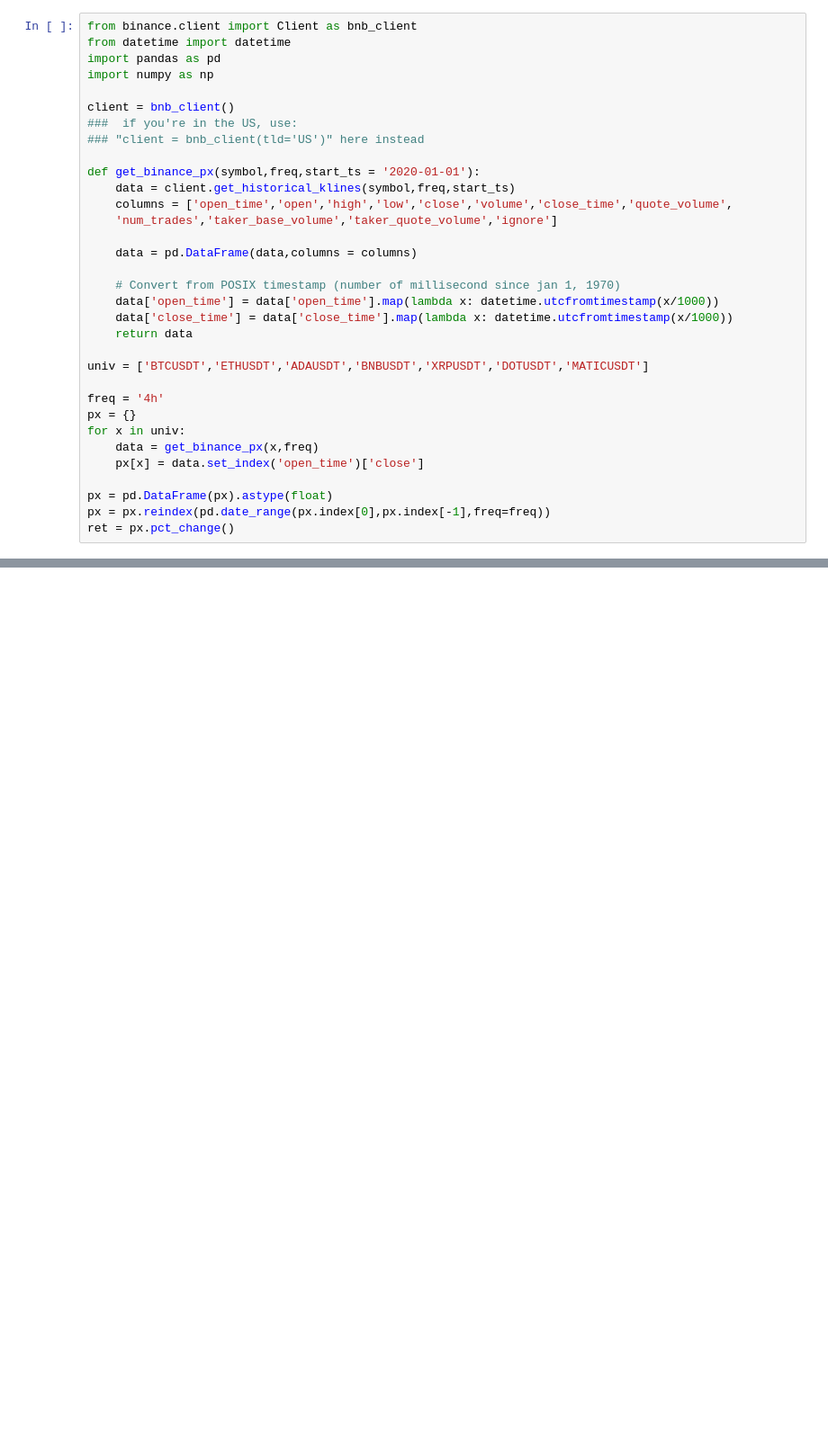
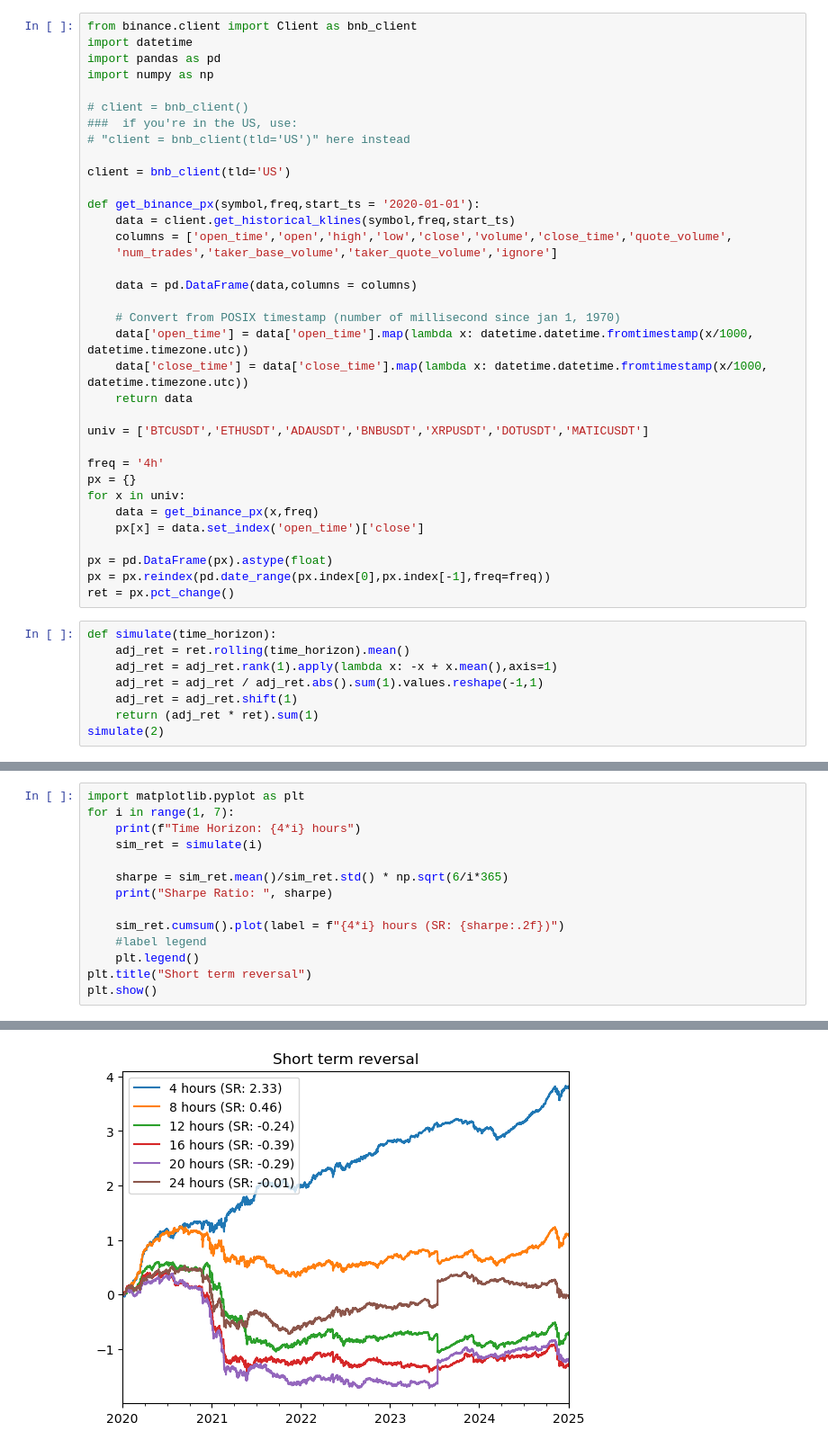
Before and after one commit to jofu-tofu/Trading-Bot, a Jupyter notebook: Reversal.ipynb, the cells around one changed output, grey strips where cells are left out. Shown at 90% size. Cells and saved outputs as stored; diff of their text form; blank space fills up the shorter version.

```diff
--- a/Reversal.ipynb
+++ b/Reversal.ipynb
@@ -10,12 +7,14 @@ In this homework, we explore how reversal tends to exist at shorter horizons and
 # %%
 from binance.client import Client as bnb_client
-from datetime import datetime
+import datetime
 import pandas as pd
 import numpy as np
 
-client = bnb_client()
+# client = bnb_client()
 ###  if you're in the US, use:
-### "client = bnb_client(tld='US')" here instead
+# "client = bnb_client(tld='US')" here instead
+
+client = bnb_client(tld='US')
 
 def get_binance_px(symbol,freq,start_ts = '2020-01-01'):
     data = client.get_historical_klines(symbol,freq,start_ts)
@@ -25,8 +24,8 @@ def get_binance_px(symbol,freq,start_ts = '2020-01-01'):
     data = pd.DataFrame(data,columns = columns)
 
     # Convert from POSIX timestamp (number of millisecond since jan 1, 1970)
-    data['open_time'] = data['open_time'].map(lambda x: datetime.utcfromtimestamp(x/1000))
-    data['close_time'] = data['close_time'].map(lambda x: datetime.utcfromtimestamp(x/1000))
+    data['open_time'] = data['open_time'].map(lambda x: datetime.datetime.fromtimestamp(x/1000, datetime.timezone.utc))
+    data['close_time'] = data['close_time'].map(lambda x: datetime.datetime.fromtimestamp(x/1000, datetime.timezone.utc))
     return data
 
 univ = ['BTCUSDT','ETHUSDT','ADAUSDT','BNBUSDT','XRPUSDT','DOTUSDT','MATICUSDT']
@@ -40,3 +39,11 @@ for x in univ:
 px = pd.DataFrame(px).astype(float)
 px = px.reindex(pd.date_range(px.index[0],px.index[-1],freq=freq))
 ret = px.pct_change()
+# %%
+def simulate(time_horizon):
+    adj_ret = ret.rolling(time_horizon).mean()
+    adj_ret = adj_ret.rank(1).apply(lambda x: -x + x.mean(),axis=1)
+    adj_ret = adj_ret / adj_ret.abs().sum(1).values.reshape(-1,1)
+    adj_ret = adj_ret.shift(1)
+    return (adj_ret * ret).sum(1)
+simulate(2)
@@ -42,0 +65,15 @@ ret = px.pct_change()
+# %%
+import matplotlib.pyplot as plt
+for i in range(1, 7):
+    print(f"Time Horizon: {4*i} hours")
+    sim_ret = simulate(i)
+
+    sharpe = sim_ret.mean()/sim_ret.std() * np.sqrt(6/i*365)
+    print("Sharpe Ratio: ", sharpe)
+
+    sim_ret.cumsum().plot(label = f"{4*i} hours (SR: {sharpe:.2f})")
+    #label legend
+    plt.legend()
+plt.title("Short term reversal")
+plt.show()
+# %% [output]
@@ -42,0 +92 @@ ret = px.pct_change()
+[figure, added]
```
Also changed, not shown: parts of 6 cells of this notebook.
